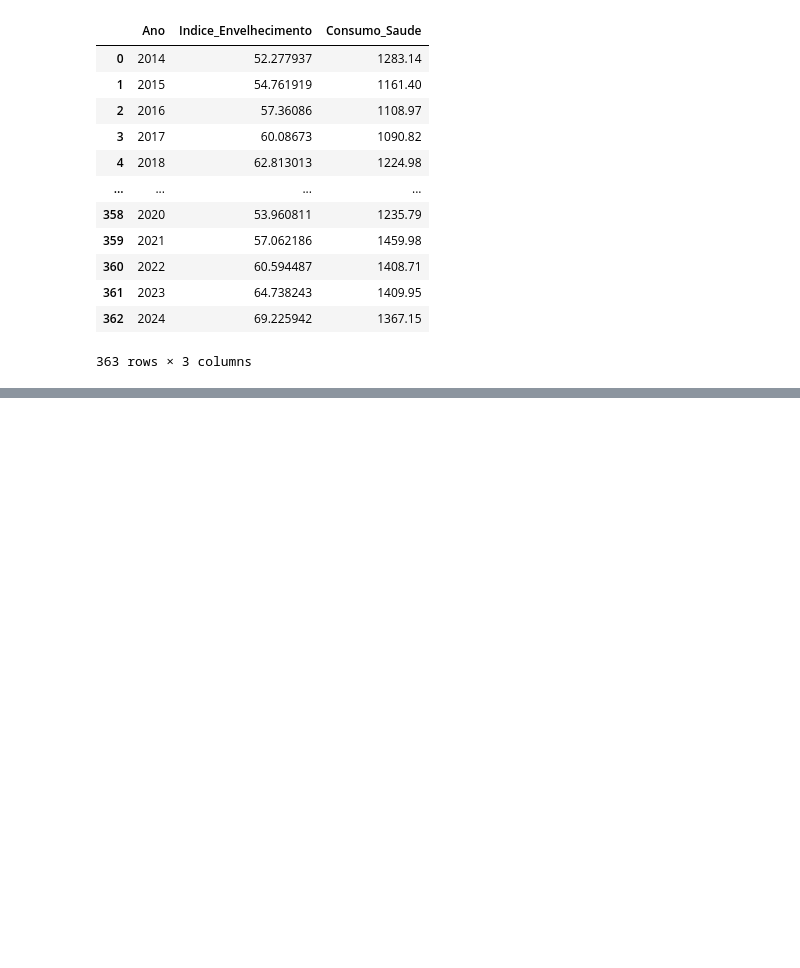
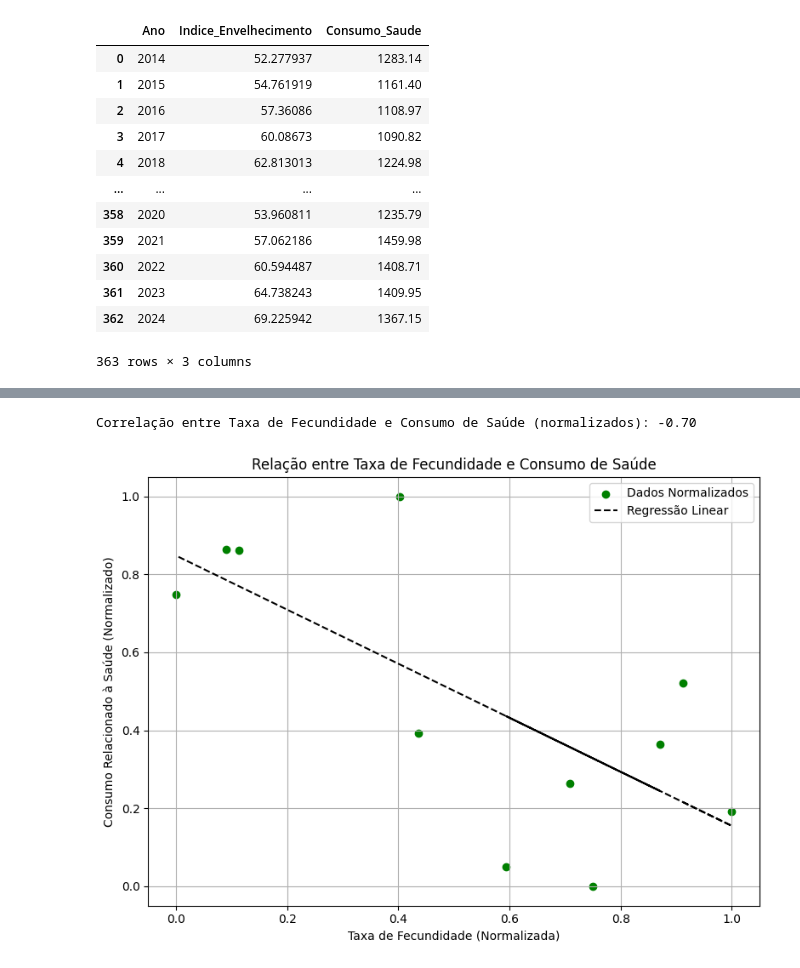
Before and after one commit to gabyxsantos/Economia, a Jupyter notebook: atualizandodf.ipynb, the cells around one changed output, grey strips where cells are left out. Cells and saved outputs as stored; diff of their text form; code cells hidden in the pictures; blank space fills up the shorter version.

```diff
--- a/atualizandodf.ipynb
+++ b/atualizandodf.ipynb
@@ -909,0 +1003,5 @@ plt.show()
+# %%
+fecundidade_saude = dados_saude.merge(tx_fecundidade, on='Ano')
+fecundidade_saude = fecundidade_saude.drop(columns=['index'])
+fecundidade_saude = fecundidade_saude.drop(columns=['level_0'])
+fecundidade_saude
@@ -909,0 +1022,38 @@ plt.show()
+# %%
+# Converte colunas para numérico
+fecundidade_saude['Taxa_Fecundidade'] = pd.to_numeric(fecundidade_saude['Taxa_Fecundidade'], errors='coerce')
+fecundidade_saude['Consumo_Saude'] = pd.to_numeric(fecundidade_saude['Consumo_Saude'], errors='coerce')
+
+# Remove linhas com valores ausentes
+fecundidade_saude = fecundidade_saude.dropna(subset=['Taxa_Fecundidade', 'Consumo_Saude'])
+
+# Normalização manual
+x = fecundidade_saude['Taxa_Fecundidade']
+y = fecundidade_saude['Consumo_Saude']
+
+x_norm = (x - x.min()) / (x.max() - x.min())
+y_norm = (y - y.min()) / (y.max() - y.min())
+
+# Correlação
+correlacao = x_norm.corr(y_norm)
+print(f'Correlação entre Taxa de Fecundidade e Consumo de Saúde (normalizados): {correlacao:.2f}')
+
+# Regressão linear
+coef = np.polyfit(x_norm, y_norm, 1)
+reta = np.poly1d(coef)
+
+# Plot
+plt.figure(figsize=(8, 6))
+plt.scatter(x_norm, y_norm, color='green', label='Dados Normalizados')
+plt.plot(x_norm, reta(x_norm), color='black', linestyle='--', label='Regressão Linear')
+
+plt.xlabel('Taxa de Fecundidade (Normalizada)')
+plt.ylabel('Consumo Relacionado à Saúde (Normalizado)')
+plt.title('Relação entre Taxa de Fecundidade e Consumo de Saúde')
+plt.legend()
+plt.grid(True)
+plt.tight_layout()
+plt.show()
+# %% [output]
+Correlação entre Taxa de Fecundidade e Consumo de Saúde (normalizados): -0.70
+[figure, added]
```
Also changed, not shown: parts of 10 cells of this notebook.
